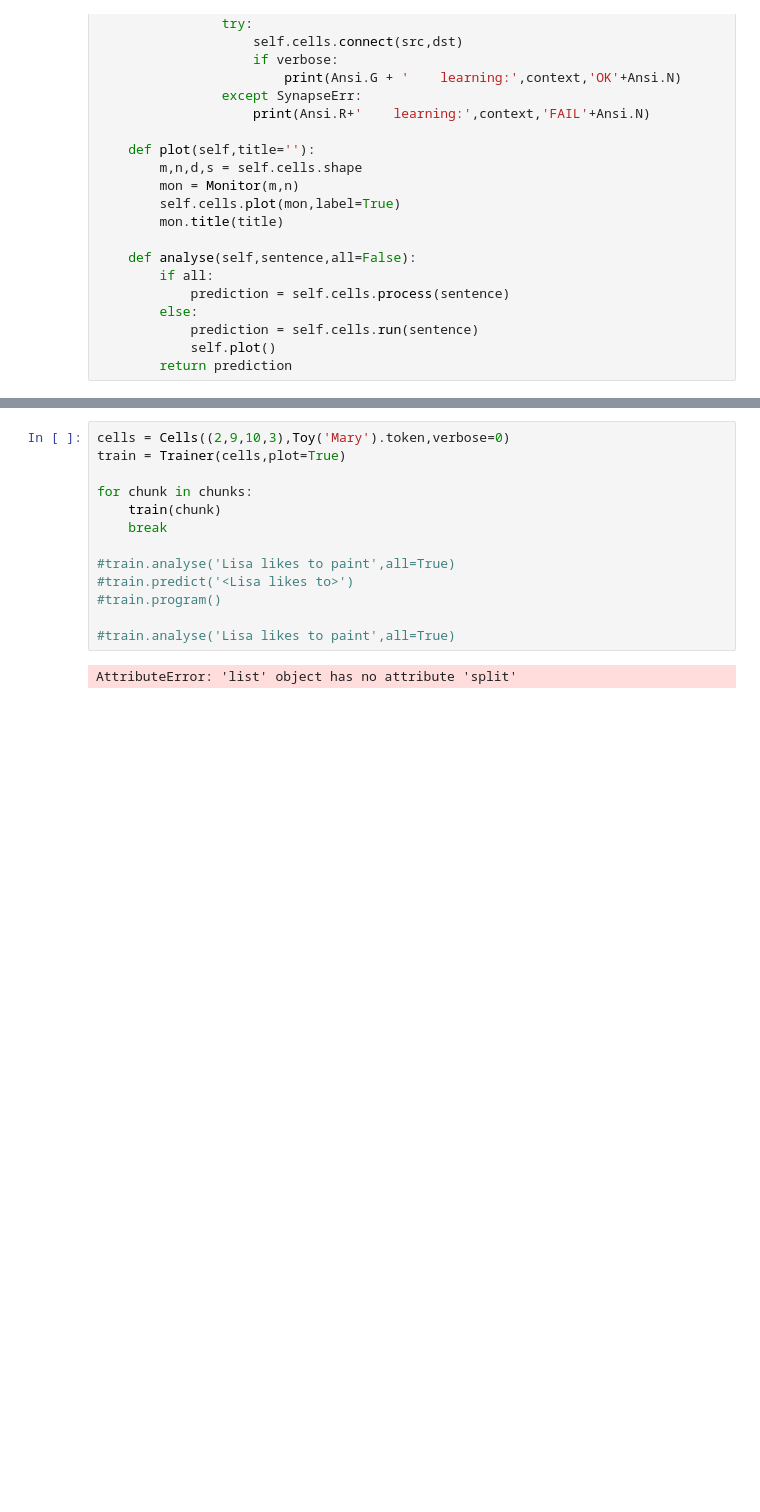
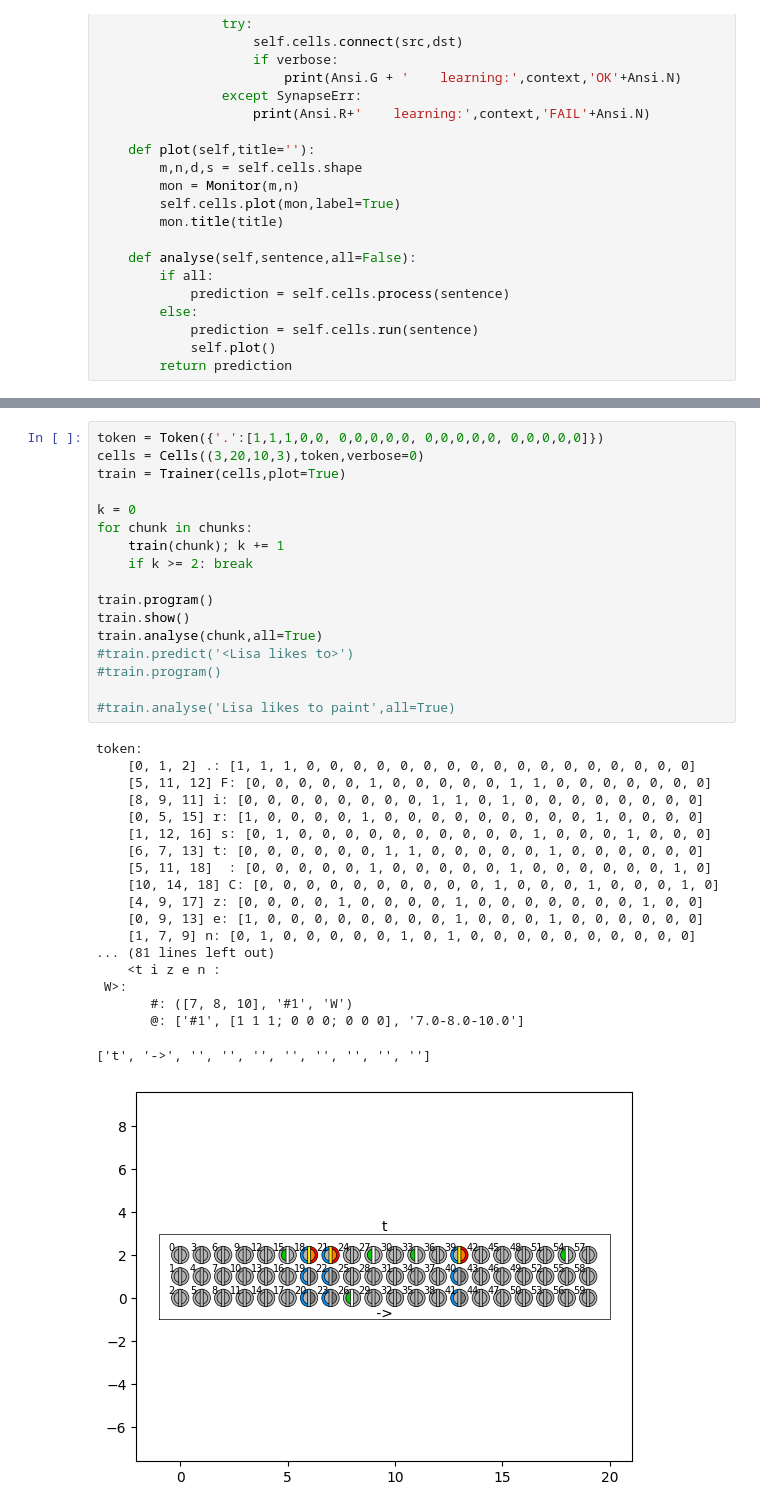
Before and after one commit to ihux/neurotron-develop, a Jupyter notebook: jupyter/neurotron/shakespear.ipynb, the cells around one changed output, grey strips where cells are left out. Saved outputs shown, nothing was run; the diff lists cells and outputs as text; blank space fills up the shorter version.

```diff
--- a/jupyter/neurotron/shakespear.ipynb
+++ b/jupyter/neurotron/shakespear.ipynb
@@ -130,15 +142,37 @@ chunks = chunkify(text,10,8)
 # %%
-cells = Cells((2,9,10,3),Toy('Mary').token,verbose=0)
+token = Token({'.':[1,1,1,0,0, 0,0,0,0,0, 0,0,0,0,0, 0,0,0,0,0]})
+cells = Cells((3,20,10,3),token,verbose=0)
 train = Trainer(cells,plot=True)
 
+k = 0
 for chunk in chunks:
-    train(chunk)
-    break
+    train(chunk); k += 1
+    if k >= 2: break
 
-#train.analyse('Lisa likes to paint',all=True)
+train.program()
+train.show()
+train.analyse(chunk,all=True)
 #train.predict('<Lisa likes to>')
 #train.program()
 
 #train.analyse('Lisa likes to paint',all=True)
 # %% [output]
-AttributeError: 'list' object has no attribute 'split'
+token:
+    [0, 1, 2] .: [1, 1, 1, 0, 0, 0, 0, 0, 0, 0, 0, 0, 0, 0, 0, 0, 0, 0, 0, 0]
+    [5, 11, 12] F: [0, 0, 0, 0, 0, 1, 0, 0, 0, 0, 0, 1, 1, 0, 0, 0, 0, 0, 0, 0]
+    [8, 9, 11] i: [0, 0, 0, 0, 0, 0, 0, 0, 1, 1, 0, 1, 0, 0, 0, 0, 0, 0, 0, 0]
+    [0, 5, 15] r: [1, 0, 0, 0, 0, 1, 0, 0, 0, 0, 0, 0, 0, 0, 0, 1, 0, 0, 0, 0]
+    [1, 12, 16] s: [0, 1, 0, 0, 0, 0, 0, 0, 0, 0, 0, 0, 1, 0, 0, 0, 1, 0, 0, 0]
+    [6, 7, 13] t: [0, 0, 0, 0, 0, 0, 1, 1, 0, 0, 0, 0, 0, 1, 0, 0, 0, 0, 0, 0]
+    [5, 11, 18]  : [0, 0, 0, 0, 0, 1, 0, 0, 0, 0, 0, 1, 0, 0, 0, 0, 0, 0, 1, 0]
+    [10, 14, 18] C: [0, 0, 0, 0, 0, 0, 0, 0, 0, 0, 1, 0, 0, 0, 1, 0, 0, 0, 1, 0]
+    [4, 9, 17] z: [0, 0, 0, 0, 1, 0, 0, 0, 0, 1, 0, 0, 0, 0, 0, 0, 0, 1, 0, 0]
+    [0, 9, 13] e: [1, 0, 0, 0, 0, 0, 0, 0, 0, 1, 0, 0, 0, 1, 0, 0, 0, 0, 0, 0]
+    [1, 7, 9] n: [0, 1, 0, 0, 0, 0, 0, 1, 0, 1, 0, 0, 0, 0, 0, 0, 0, 0, 0, 0]
+... (81 lines left out)
+    <t i z e n :
+ W>:
+       #: ([7, 8, 10], '#1', 'W')
+       @: ['#1', [1 1 1; 0 0 0; 0 0 0], '7.0-8.0-10.0']
+['t', '->', '', '', '', '', '', '', '', '']
+[figure, added]
```
Also changed, not shown: parts of 7 cells of this notebook, 6 other files.
